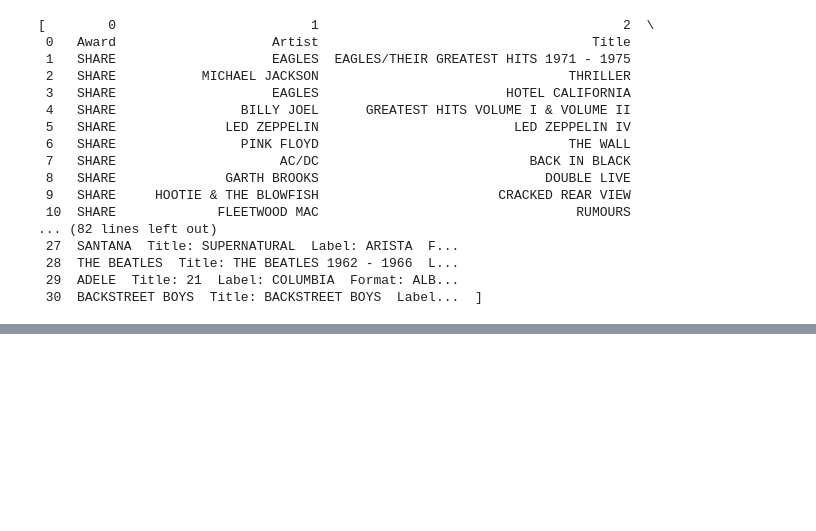
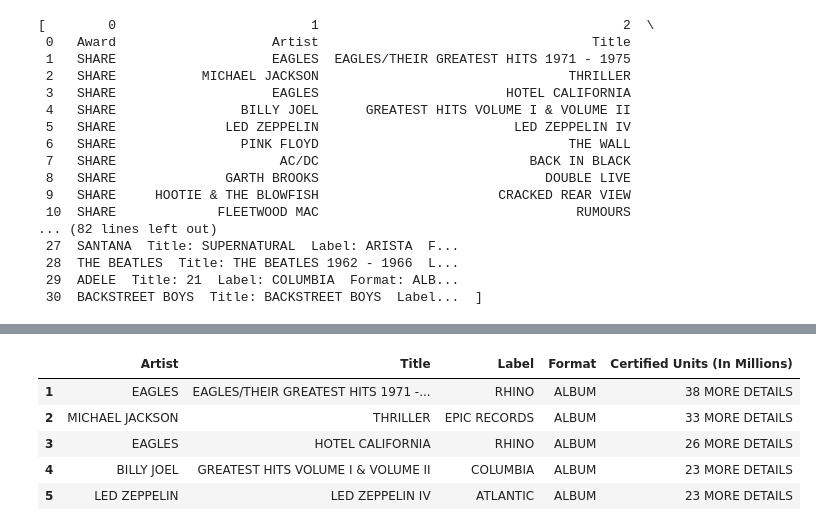
Before and after one commit to pr2-SnapesOnAPlane/music_listening, a Jupyter notebook: riaa_scraper.ipynb, the cells around one changed output, grey strips where cells are left out. Saved outputs shown, nothing was run; the diff lists cells and outputs as text; code cells hidden in the pictures; blank space fills up the shorter version.

```diff
--- a/riaa_scraper.ipynb
+++ b/riaa_scraper.ipynb
@@ -60,0 +71,10 @@ no_details.head()
+# %%
+no_details_cleanup = no_details_cleanup[['Artist', 'Title', 'Label', 'Format', 'Certified Units (In Millions)']]
+no_details_cleanup.head()
+# %% [output]
+|  | Artist | Title | Label | Format | Certified Units (In Millions) |
+| 1 | EAGLES | EAGLES/THEIR GREATEST HITS 1971 -... | RHINO | ALBUM | 38 MORE DETAILS |
+| 2 | MICHAEL JACKSON | THRILLER | EPIC RECORDS | ALBUM | 33 MORE DETAILS |
+| 3 | EAGLES | HOTEL CALIFORNIA | RHINO | ALBUM | 26 MORE DETAILS |
+| 4 | BILLY JOEL | GREATEST HITS VOLUME I & VOLUME II | COLUMBIA | ALBUM | 23 MORE DETAILS |
+| 5 | LED ZEPPELIN | LED ZEPPELIN IV | ATLANTIC | ALBUM | 23 MORE DETAILS |
```
Also changed, not shown: parts of 5 cells of this notebook.
